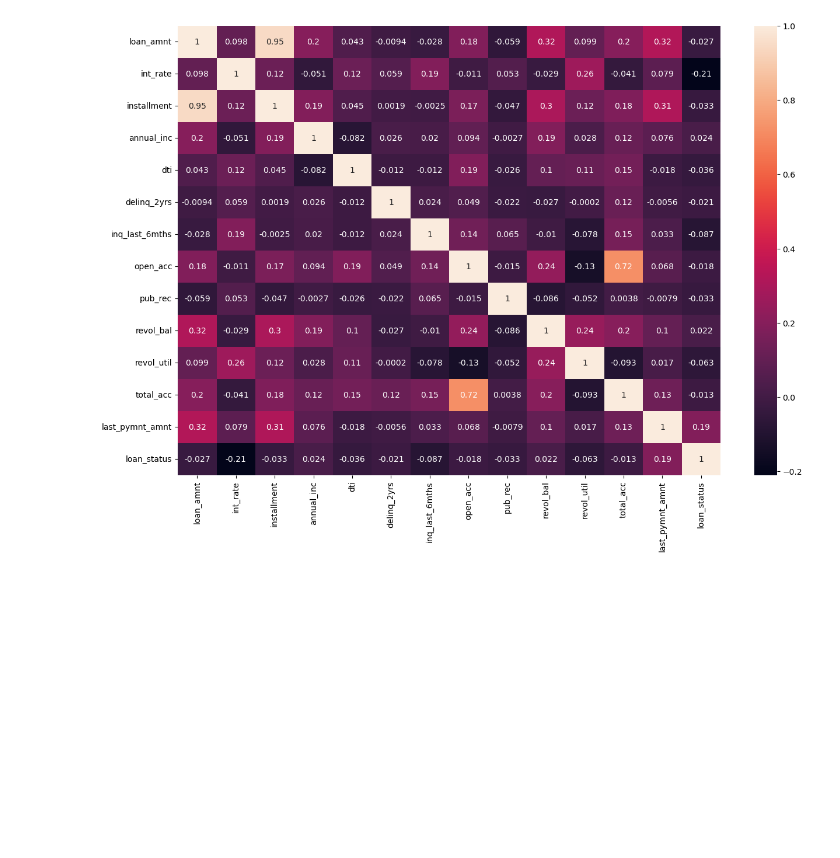
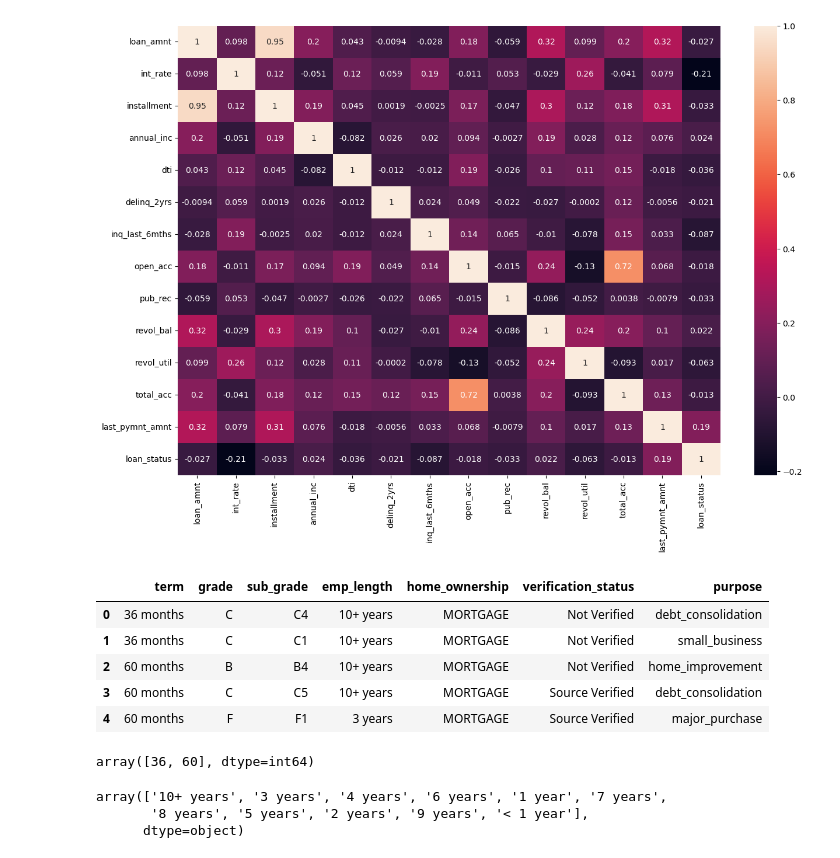
Before and after one commit to 10969shirazu/loan-eligibility-app, a Jupyter notebook: notebooks/data_exploration.ipynb, the cells around one changed output. Cells and saved outputs as stored; diff of their text form; code cells hidden in the pictures; blank space fills up the shorter version.

```diff
--- a/notebooks/data_exploration.ipynb
+++ b/notebooks/data_exploration.ipynb
@@ -300,3 +300,12 @@ sns.heatmap(df_reduced[numerical].corr(),annot=True)
 plt.show()
 # %% [output]
 [figure]
+# %%
+df_reduced[categorical].head()
+# %% [output]
+|  | term | grade | sub_grade | emp_length | home_ownership | verification_status | purpose |
+| 0 | 36 months | C | C4 | 10+ years | MORTGAGE | Not Verified | debt_consolidation |
+| 1 | 36 months | C | C1 | 10+ years | MORTGAGE | Not Verified | small_business |
+| 2 | 60 months | B | B4 | 10+ years | MORTGAGE | Not Verified | home_improvement |
+| 3 | 60 months | C | C5 | 10+ years | MORTGAGE | Source Verified | debt_consolidation |
+| 4 | 60 months | F | F1 | 3 years | MORTGAGE | Source Verified | major_purchase |
@@ -302,0 +314,5 @@ plt.show()
+# %%
+df_reduced['term'] = df_reduced['term'].astype('int64')
+df_reduced['term'].unique()
+# %% [output]
+array([36, 60], dtype=int64)
@@ -302,0 +327,6 @@ plt.show()
+# %%
+df_reduced['emp_length'].unique()
+# %% [output]
+array(['10+ years', '3 years', '4 years', '6 years', '1 year', '7 years',
+       '8 years', '5 years', '2 years', '9 years', '< 1 year'],
+      dtype=object)
```
Also changed, not shown: parts of 9 cells of this notebook.
